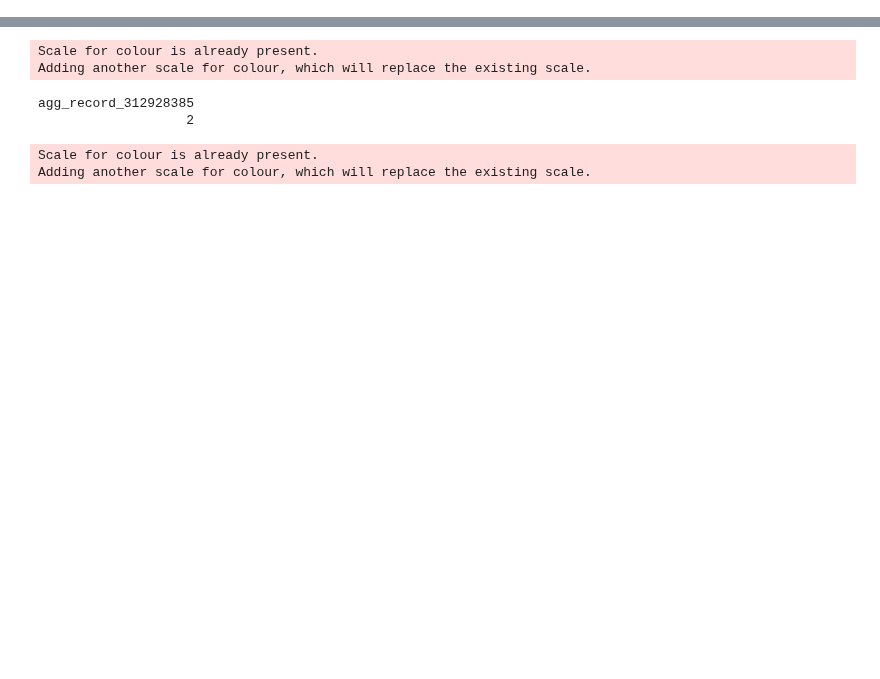
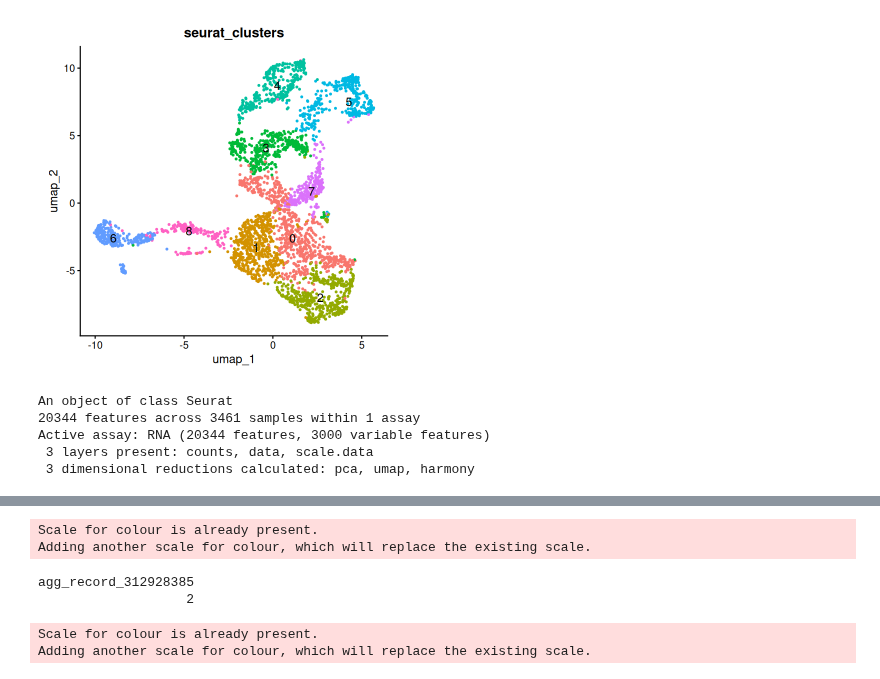
Before and after one commit to qwccccc/Macaque_VTA_snRNA_Script, a Jupyter notebook: Script/2_VTA_DA_cluster.ipynb, the cells around one changed output, grey strips where cells are left out. Drawn from its saved outputs; the diff is of its cells as text; code cells hidden in the pictures; blank space fills up the shorter version.

```diff
--- a/Script/2_VTA_DA_cluster.ipynb
+++ b/Script/2_VTA_DA_cluster.ipynb
@@ -99,3 +103,16 @@ Warning message:
+# %%
+options(repr.plot.width=6, repr.plot.height=6)
+DimPlot(sub, reduction = "umap", group.by = "seurat_clusters", label = TRUE, label.size = 5) + NoLegend()
+# %% [output]
+[figure, added]
+# %%
+sub
+# %% [output]
+An object of class Seurat
+20344 features across 3461 samples within 1 assay
+Active assay: RNA (20344 features, 3000 variable features)
+ 3 layers present: counts, data, scale.data
+ 3 dimensional reductions calculated: pca, umap, harmony
 # %%
 sub_test = sub
 df1 = read.table('/mnt/90-connectome/Personal/CQW/midbrain/area_h5ad/IP-VTA_Mouse_anno.csv',sep = ',',header = 1,row.names = 1)
```
Also changed, not shown: parts of 44 cells of this notebook, 9 other files.
